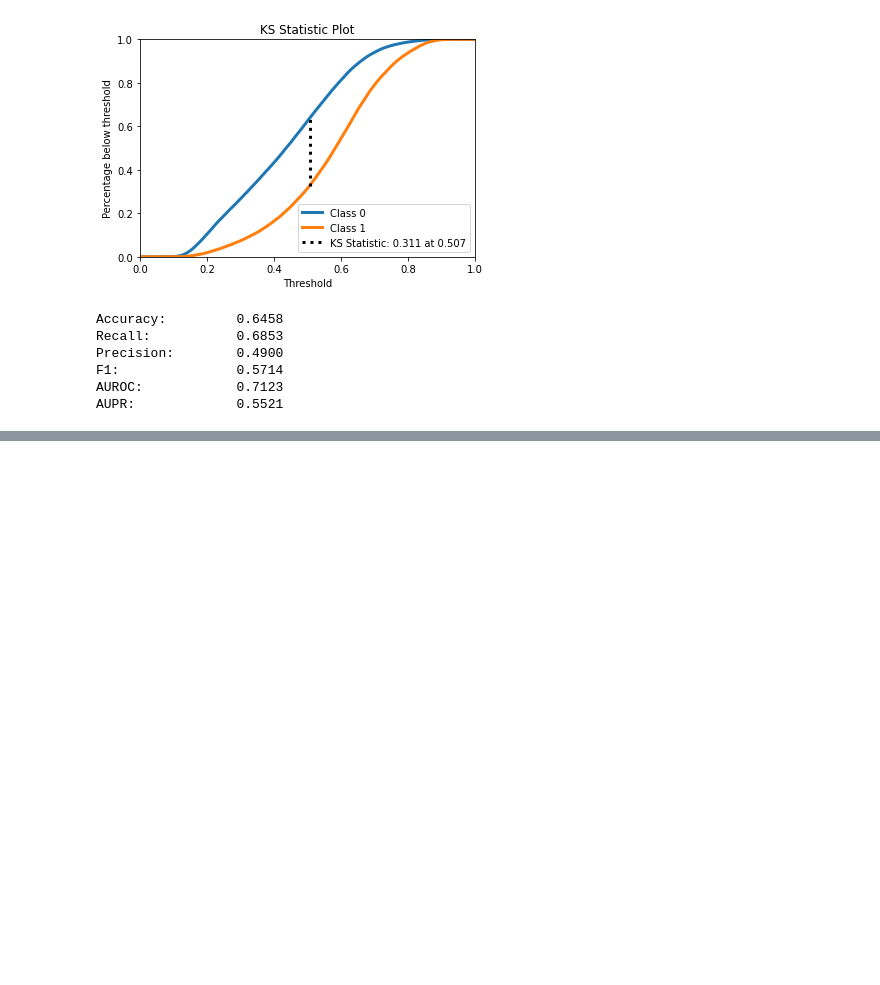
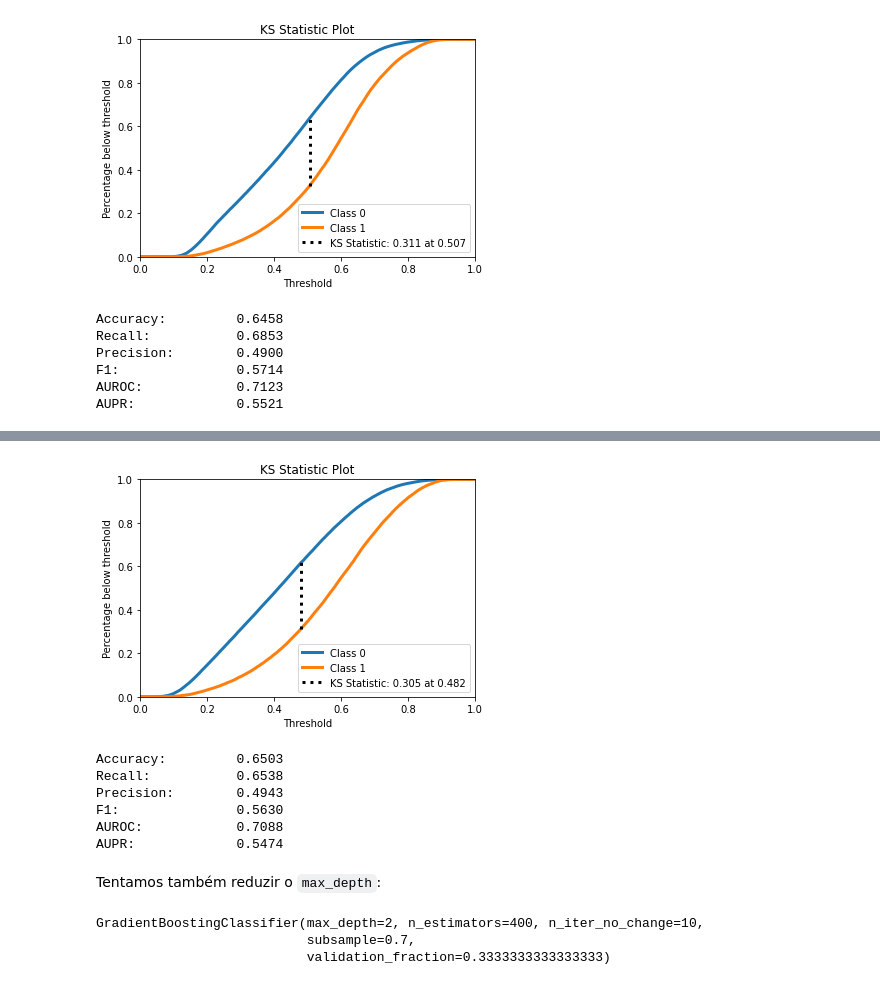
Before and after one commit to rafaelmotaalves/neural-networks, a Jupyter notebook: trn/gradient.ipynb, the cells around one changed output, grey strips where cells are left out. Cells and saved outputs as stored; diff of their text form; code cells hidden in the pictures; blank space fills up the shorter version.

```diff
--- a/trn/gradient.ipynb
+++ b/trn/gradient.ipynb
@@ -199,0 +210,3 @@ AUPR:             0.5521
+# %%
+y_pred = gr6.predict(x_test)
+y_pred_proba = gr6.predict_proba(x_test)
@@ -199,0 +220,13 @@ AUPR:             0.5521
+# %%
+accuracy, recall, precision, f1, auroc, aupr = compute_performance_metrics(y_test, y_pred, y_pred_proba)
+print_metrics_summary(accuracy, recall, precision, f1, auroc, aupr)
+# %% [output]
+[figure, added]
+Accuracy:         0.6503
+Recall:           0.6538
+Precision:        0.4943
+F1:               0.5630
+AUROC:            0.7088
+AUPR:             0.5474
+# %% [markdown]
+Tentamos também reduzir o `max_depth`:
@@ -199,0 +235,6 @@ AUPR:             0.5521
+# %%
+gr7.fit(x_train, y_train)
+# %% [output]
+GradientBoostingClassifier(max_depth=2, n_estimators=400, n_iter_no_change=10,
+                           subsample=0.7,
+                           validation_fraction=0.3333333333333333)
```
Also changed, not shown: parts of 10 cells of this notebook.
